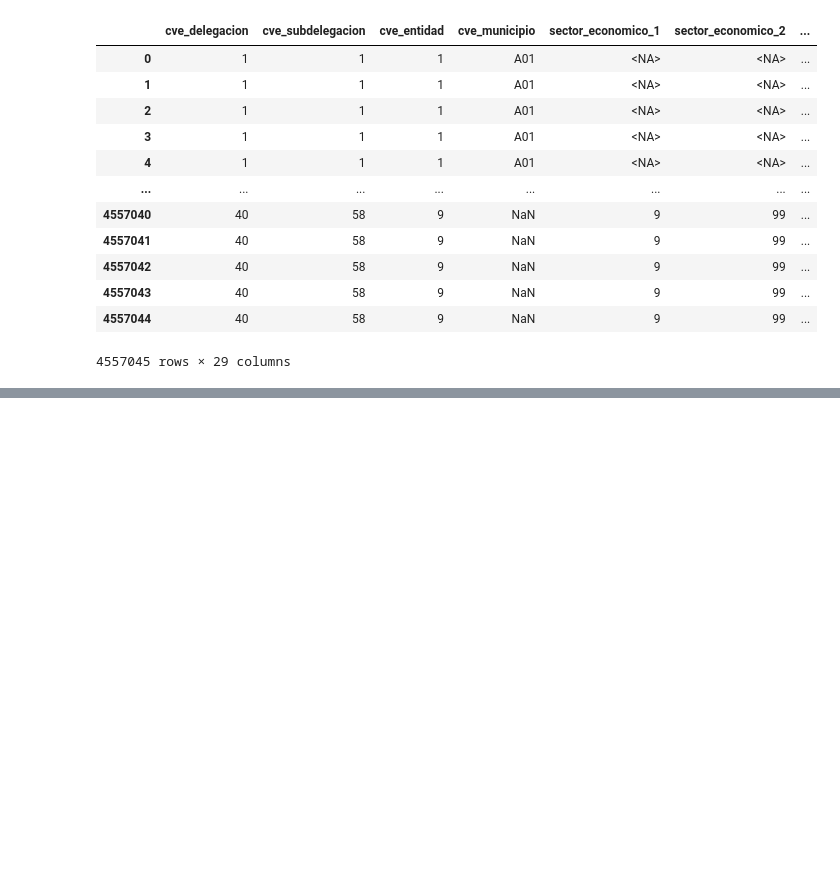
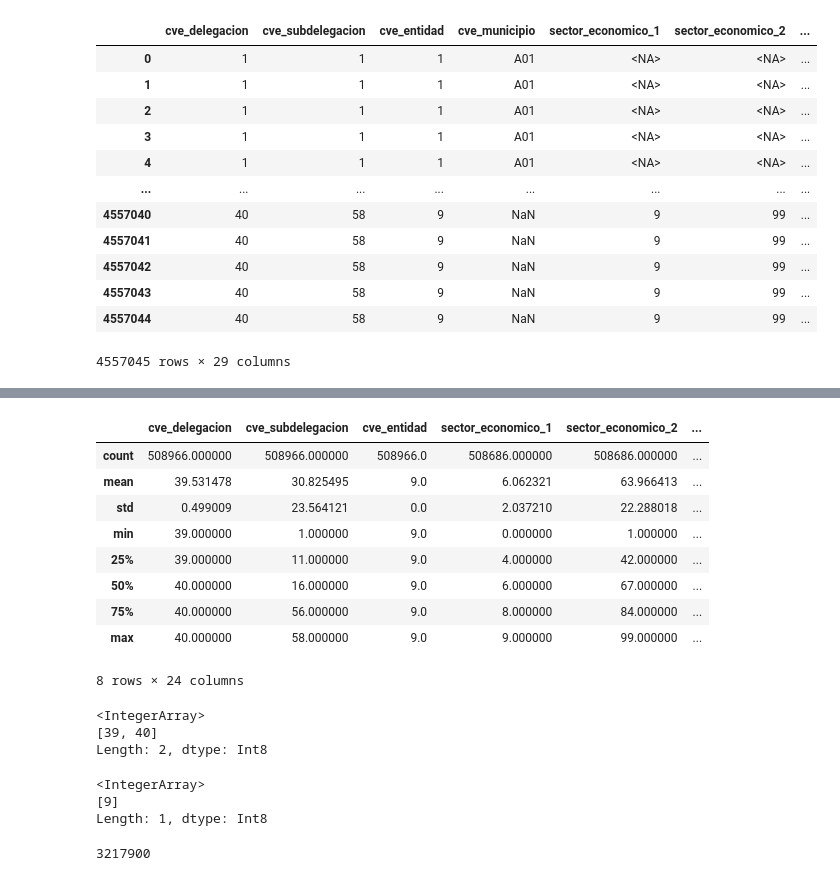
Before and after one commit to Daniel-Sanudo/IMSS-Salary-Analysis, a Jupyter notebook: EDA/EDA.ipynb, the cells around one changed output, grey strips where cells are left out. Cells and saved outputs as stored; diff of their text form; code cells hidden in the pictures; blank space fills up the shorter version.

```diff
--- a/EDA/EDA.ipynb
+++ b/EDA/EDA.ipynb
@@ -105,0 +121,31 @@ dict_keys(['unique_cve_delegacion_values', 'cve_municipio_subset_dataframe_descr
+# %%
+nan_cve_municipio_df = nan_value_analysis(IMSS_df,'cve_municipio')
+# %%
+nan_cve_municipio_df.describe(exclude='object')
+# %% [output]
+|  | cve_delegacion | cve_subdelegacion | cve_entidad | sector_economico_1 | sector_economico_2 | ... |
+| count | 508966.000000 | 508966.000000 | 508966.0 | 508686.000000 | 508686.000000 | ... |
+| mean | 39.531478 | 30.825495 | 9.0 | 6.062321 | 63.966413 | ... |
+| std | 0.499009 | 23.564121 | 0.0 | 2.037210 | 22.288018 | ... |
+| min | 39.000000 | 1.000000 | 9.0 | 0.000000 | 1.000000 | ... |
+| 25% | 39.000000 | 11.000000 | 9.0 | 4.000000 | 42.000000 | ... |
+| 50% | 40.000000 | 16.000000 | 9.0 | 6.000000 | 67.000000 | ... |
+| 75% | 40.000000 | 56.000000 | 9.0 | 8.000000 | 84.000000 | ... |
+| max | 40.000000 | 58.000000 | 9.0 | 9.000000 | 99.000000 | ... |
+8 rows × 24 columns
+# %%
+nan_cve_municipio_df.cve_delegacion.unique()
+# %% [output]
+<IntegerArray>
+[39, 40]
+Length: 2, dtype: Int8
+# %%
+nan_cve_municipio_df.cve_entidad.unique()
+# %% [output]
+<IntegerArray>
+[9]
+Length: 1, dtype: Int8
+# %%
+nan_cve_municipio_df.ta.sum()
+# %% [output]
+3217900
```
Also changed, not shown: parts of 7 cells of this notebook.
